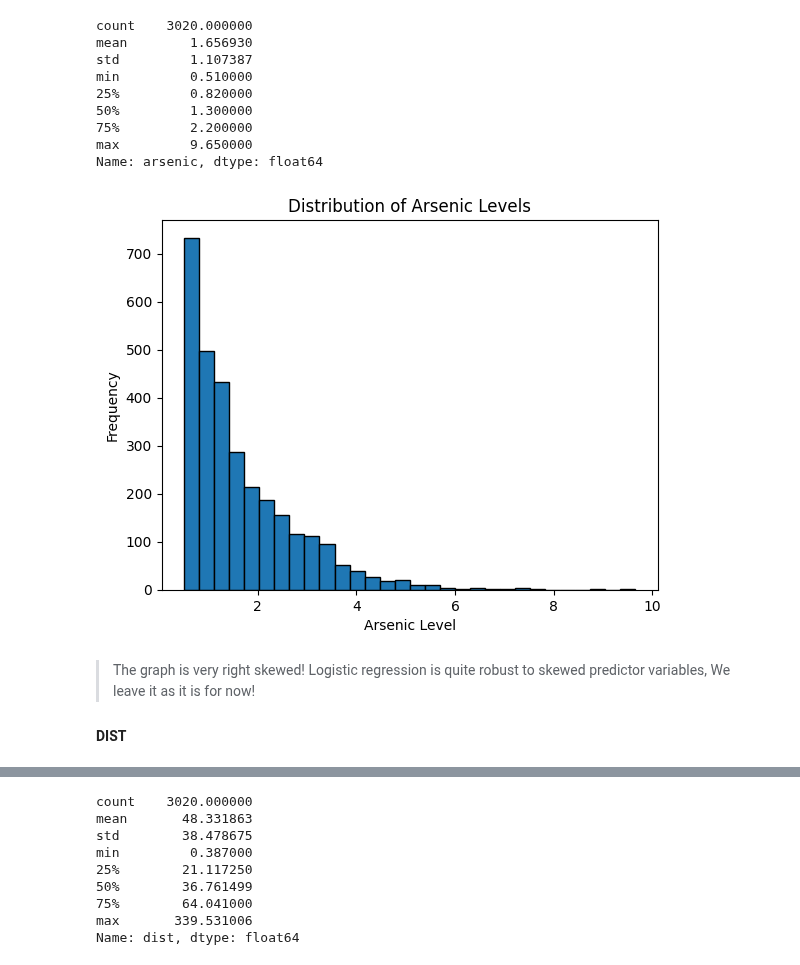
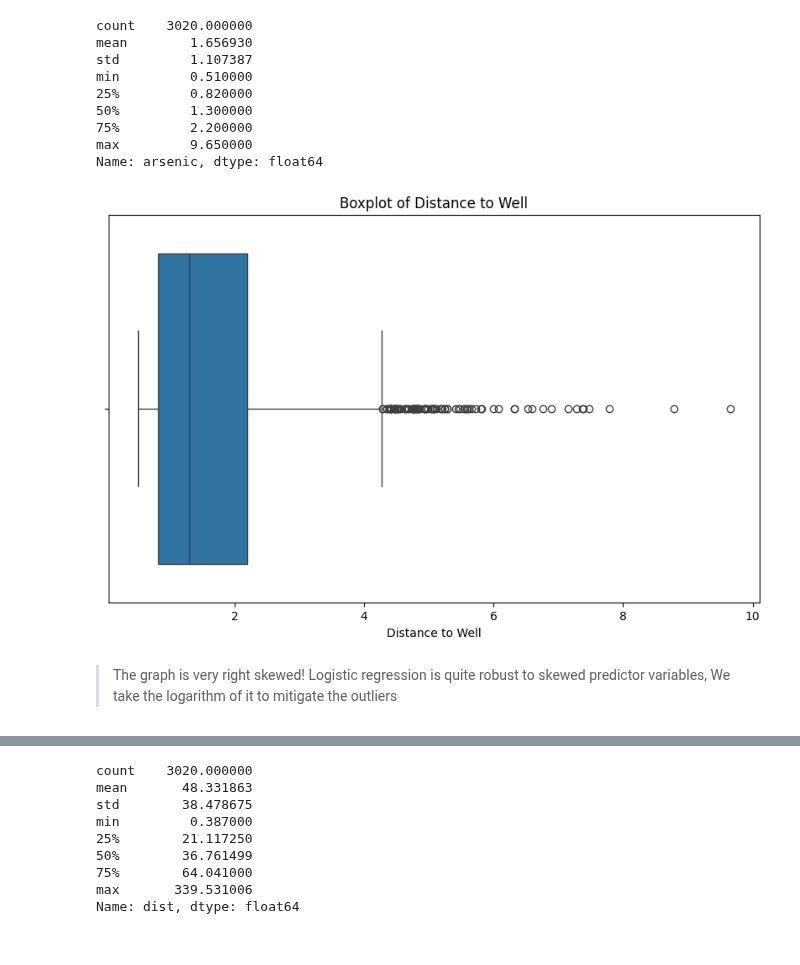
Before and after one commit to Darknight47/Data-Science-Project-01, a Jupyter notebook: logistic_regression.ipynb, the cells around one changed output, grey strips where cells are left out. Cells and saved outputs as stored; diff of their text form; code cells hidden in the pictures.

Commit message:
arsenic, disc

```diff
--- a/logistic_regression.ipynb
+++ b/logistic_regression.ipynb
@@ -80,15 +82,13 @@ min         0.510000
 max         9.650000
 Name: arsenic, dtype: float64
 # %%
-# Histogram for 'arsenic'
-plt.hist(dataset['arsenic'], bins=30, edgecolor='k')
-plt.title('Distribution of Arsenic Levels')
-plt.xlabel('Arsenic Level')
-plt.ylabel('Frequency')
+# Boxplot for 'arsenic'
+plt.figure(figsize=(10, 6))
+sns.boxplot(x=dataset['arsenic'])
+plt.title('Boxplot of Distance to Well')
+plt.xlabel('Distance to Well')
 plt.show()
 # %% [output]
-[figure, old version]
+[figure, new version]
 # %% [markdown]
-> The graph is very right skewed! Logistic regression is quite robust to skewed predictor variables, We leave it as it is for now!
-
-#### DIST
+> The graph is very right skewed! Logistic regression is quite robust to skewed predictor variables, We take the logarithm of it to mitigate the outliers
```
Also changed, not shown: parts of 7 cells of this notebook.
